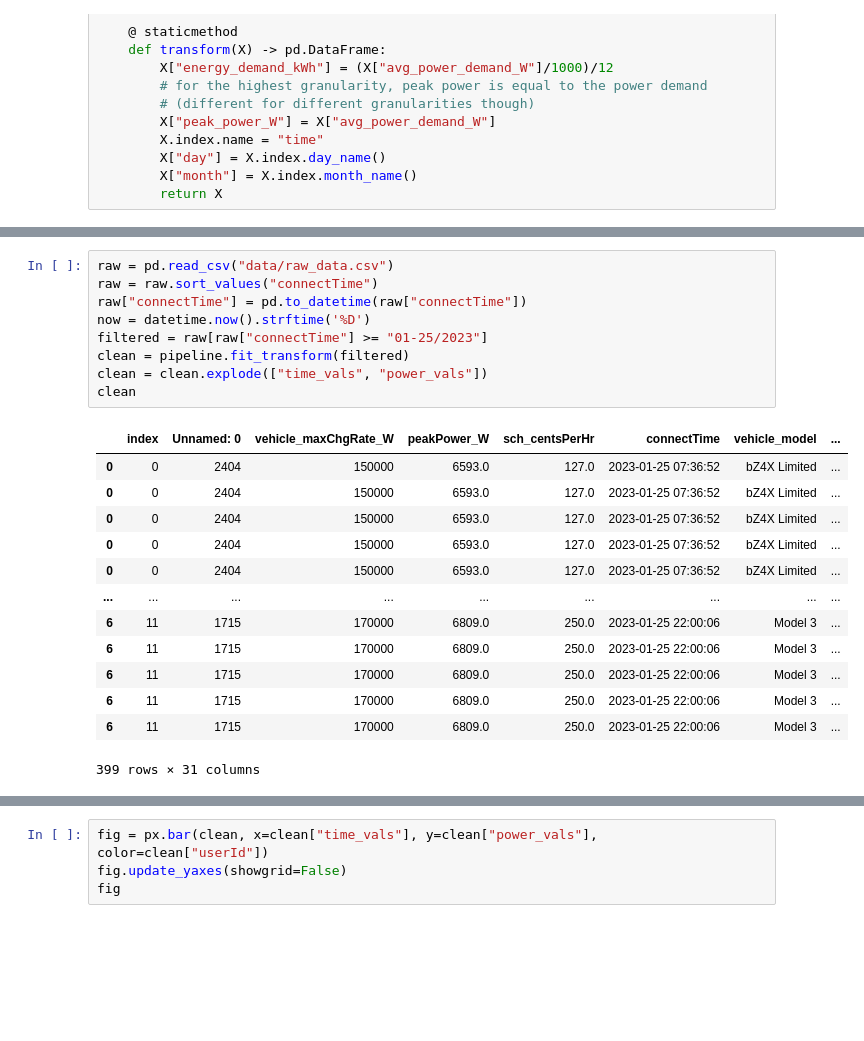
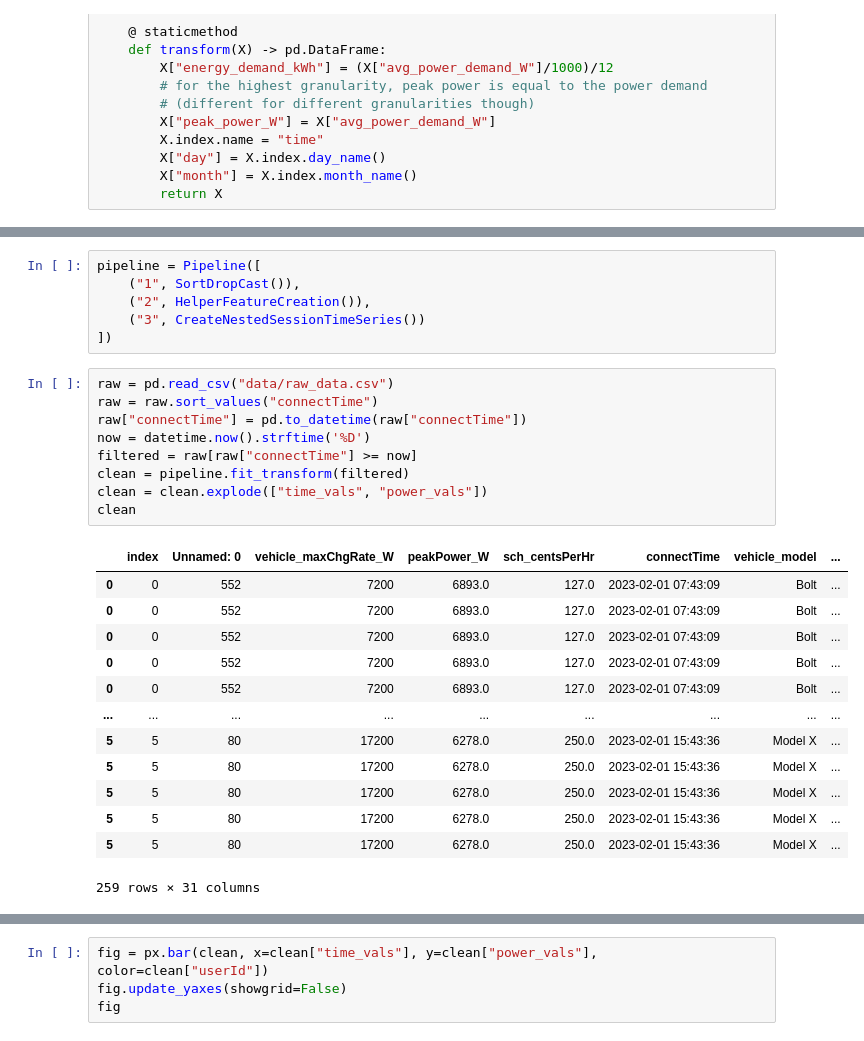
Before and after one commit to winston-edwin-chiong/slrpEV-data-dashboard, a Jupyter notebook: SessionLvlVIz.ipynb, the cells around one changed output, grey strips where cells are left out. Saved outputs shown, nothing was run; the diff lists cells and outputs as text; blank space fills up the shorter version.

Commit message:
Working on Tab 2 (session level data). Integrating a second pipeline for day level-data.

```diff
--- a/SessionLvlVIz.ipynb
+++ b/SessionLvlVIz.ipynb
@@ -127,26 +121,32 @@ raw
+# %%
+pipeline = Pipeline([
+    ("1", SortDropCast()),
+    ("2", HelperFeatureCreation()),
+    ("3", CreateNestedSessionTimeSeries())
+])
 # %%
 raw = pd.read_csv("data/raw_data.csv")
 raw = raw.sort_values("connectTime")
 raw["connectTime"] = pd.to_datetime(raw["connectTime"])
 now = datetime.now().strftime('%D')
-filtered = raw[raw["connectTime"] >= "01-25/2023"]
+filtered = raw[raw["connectTime"] >= now]
 clean = pipeline.fit_transform(filtered)
 clean = clean.explode(["time_vals", "power_vals"])
 clean
 # %% [output]
 |  | index | Unnamed: 0 | vehicle_maxChgRate_W | peakPower_W | sch_centsPerHr | connectTime | vehicle_model | ... |
-| 0 | 0 | 2404 | 150000 | 6593.0 | 127.0 | 2023-01-25 07:36:52 | bZ4X Limited | ... |
-| 0 | 0 | 2404 | 150000 | 6593.0 | 127.0 | 2023-01-25 07:36:52 | bZ4X Limited | ... |
-| 0 | 0 | 2404 | 150000 | 6593.0 | 127.0 | 2023-01-25 07:36:52 | bZ4X Limited | ... |
-| 0 | 0 | 2404 | 150000 | 6593.0 | 127.0 | 2023-01-25 07:36:52 | bZ4X Limited | ... |
-| 0 | 0 | 2404 | 150000 | 6593.0 | 127.0 | 2023-01-25 07:36:52 | bZ4X Limited | ... |
+| 0 | 0 | 552 | 7200 | 6893.0 | 127.0 | 2023-02-01 07:43:09 | Bolt | ... |
+| 0 | 0 | 552 | 7200 | 6893.0 | 127.0 | 2023-02-01 07:43:09 | Bolt | ... |
+| 0 | 0 | 552 | 7200 | 6893.0 | 127.0 | 2023-02-01 07:43:09 | Bolt | ... |
+| 0 | 0 | 552 | 7200 | 6893.0 | 127.0 | 2023-02-01 07:43:09 | Bolt | ... |
+| 0 | 0 | 552 | 7200 | 6893.0 | 127.0 | 2023-02-01 07:43:09 | Bolt | ... |
 | ... | ... | ... | ... | ... | ... | ... | ... | ... |
-| 6 | 11 | 1715 | 170000 | 6809.0 | 250.0 | 2023-01-25 22:00:06 | Model 3 | ... |
-| 6 | 11 | 1715 | 170000 | 6809.0 | 250.0 | 2023-01-25 22:00:06 | Model 3 | ... |
-| 6 | 11 | 1715 | 170000 | 6809.0 | 250.0 | 2023-01-25 22:00:06 | Model 3 | ... |
-| 6 | 11 | 1715 | 170000 | 6809.0 | 250.0 | 2023-01-25 22:00:06 | Model 3 | ... |
-| 6 | 11 | 1715 | 170000 | 6809.0 | 250.0 | 2023-01-25 22:00:06 | Model 3 | ... |
+| 5 | 5 | 80 | 17200 | 6278.0 | 250.0 | 2023-02-01 15:43:36 | Model X | ... |
+| 5 | 5 | 80 | 17200 | 6278.0 | 250.0 | 2023-02-01 15:43:36 | Model X | ... |
+| 5 | 5 | 80 | 17200 | 6278.0 | 250.0 | 2023-02-01 15:43:36 | Model X | ... |
+| 5 | 5 | 80 | 17200 | 6278.0 | 250.0 | 2023-02-01 15:43:36 | Model X | ... |
+| 5 | 5 | 80 | 17200 | 6278.0 | 250.0 | 2023-02-01 15:43:36 | Model X | ... |
-399 rows × 31 columns
+259 rows × 31 columns
 # %%
 clean["time_vals"] = clean["time_vals"].dt.round('5min')
 clean["userId"] = clean["userId"].astype(str)
```
Also changed, not shown: parts of 6 cells of this notebook, 7 other files.
